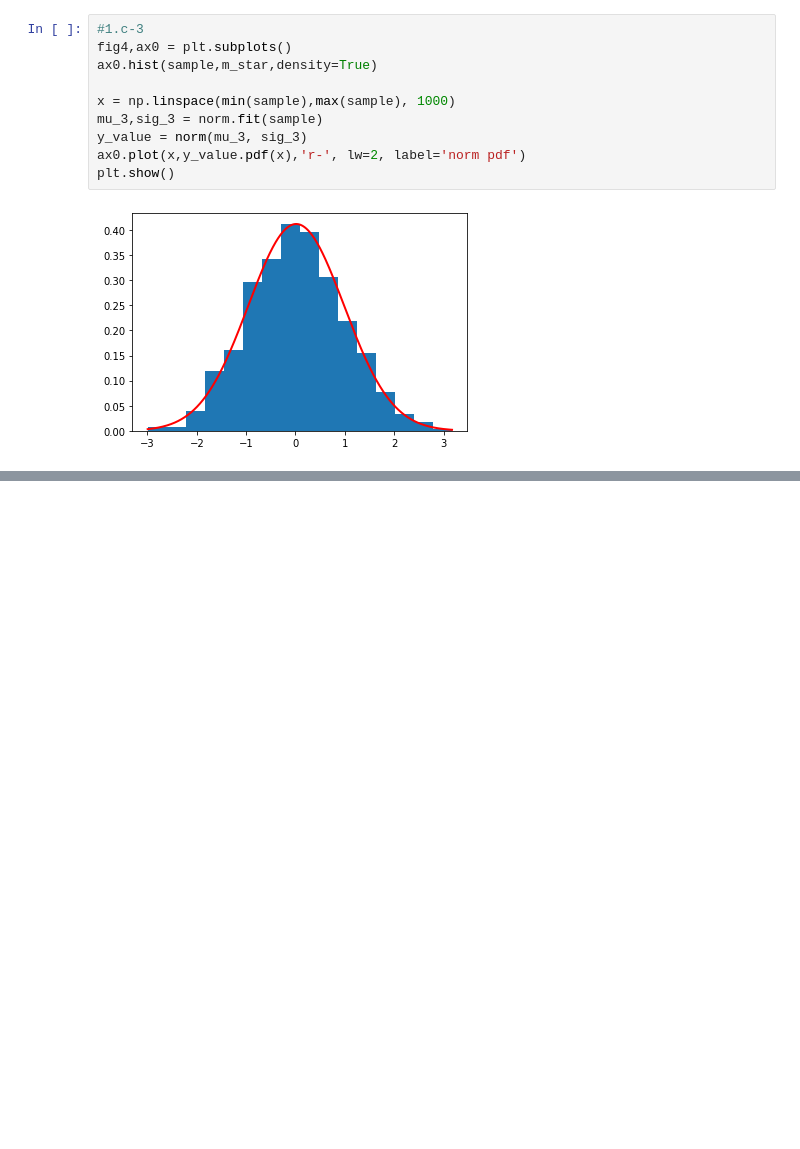
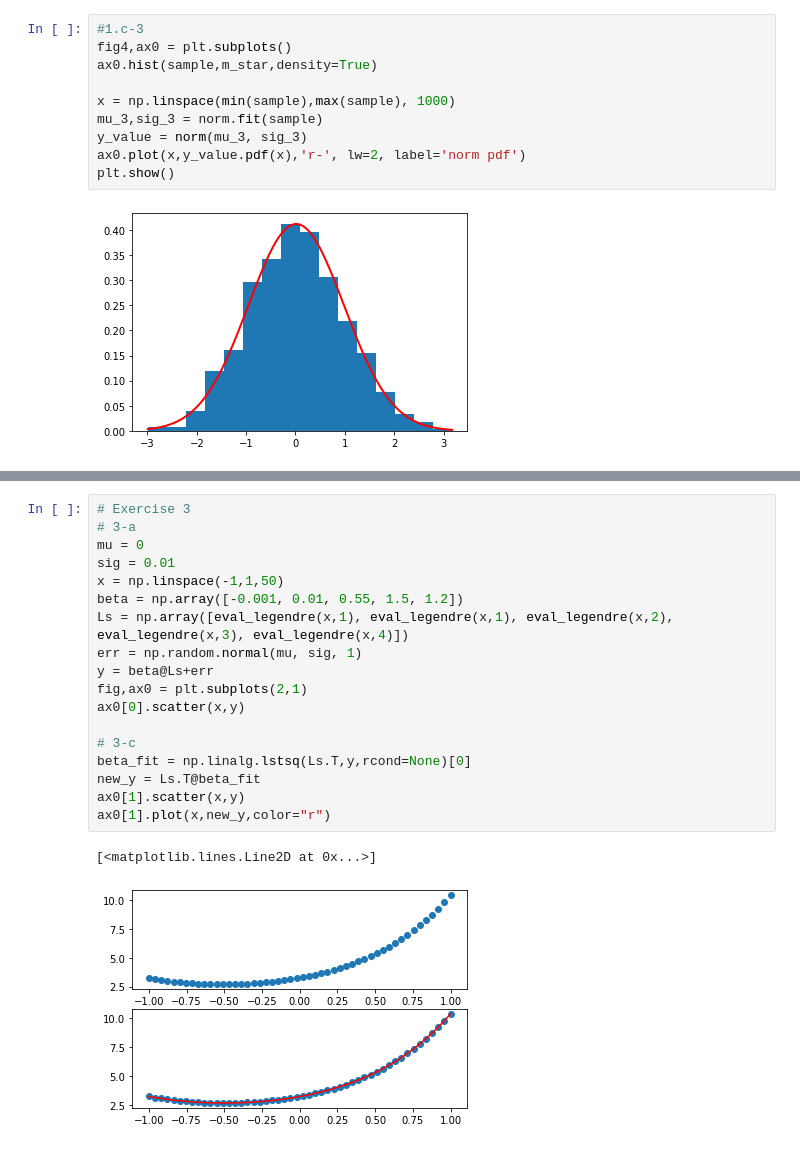
Before and after one commit to Mrxiangli/ECE595, a Jupyter notebook: hw1/HW1.ipynb, the cells around one changed output, grey strips where cells are left out. Drawn from its saved outputs; the diff is of its cells as text; blank space fills up the shorter version.

```diff
--- a/hw1/HW1.ipynb
+++ b/hw1/HW1.ipynb
@@ -93,0 +130,21 @@ plt.show()
+# %%
+# Exercise 3
+# 3-a
+mu = 0
+sig = 0.01
+x = np.linspace(-1,1,50)
+beta = np.array([-0.001, 0.01, 0.55, 1.5, 1.2])
+Ls = np.array([eval_legendre(x,1), eval_legendre(x,1), eval_legendre(x,2), eval_legendre(x,3), eval_legendre(x,4)])
+err = np.random.normal(mu, sig, 1)
+y = beta@Ls+err
+fig,ax0 = plt.subplots(2,1)
+ax0[0].scatter(x,y)
+
+# 3-c
+beta_fit = np.linalg.lstsq(Ls.T,y,rcond=None)[0]
+new_y = Ls.T@beta_fit
+ax0[1].scatter(x,y)
+ax0[1].plot(x,new_y,color="r")
+# %% [output]
+[<matplotlib.lines.Line2D at 0x...>]
+[figure, added]
```
Also changed, not shown: parts of 6 cells of this notebook.
